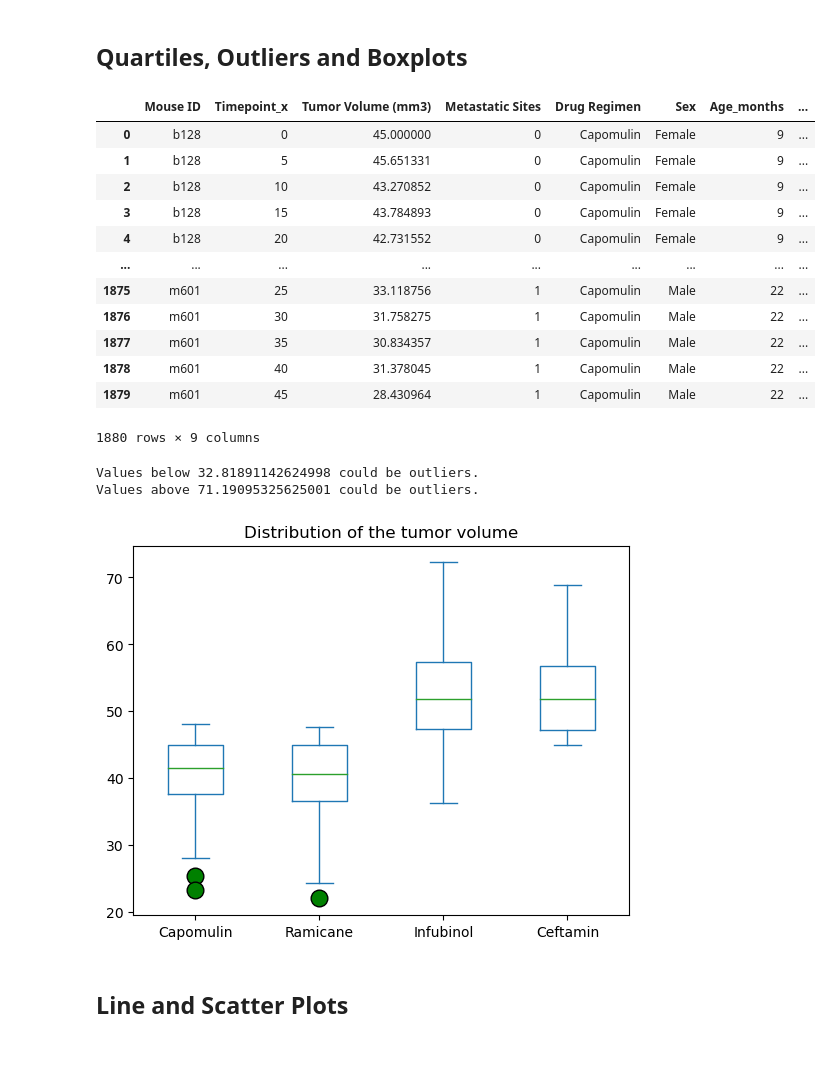
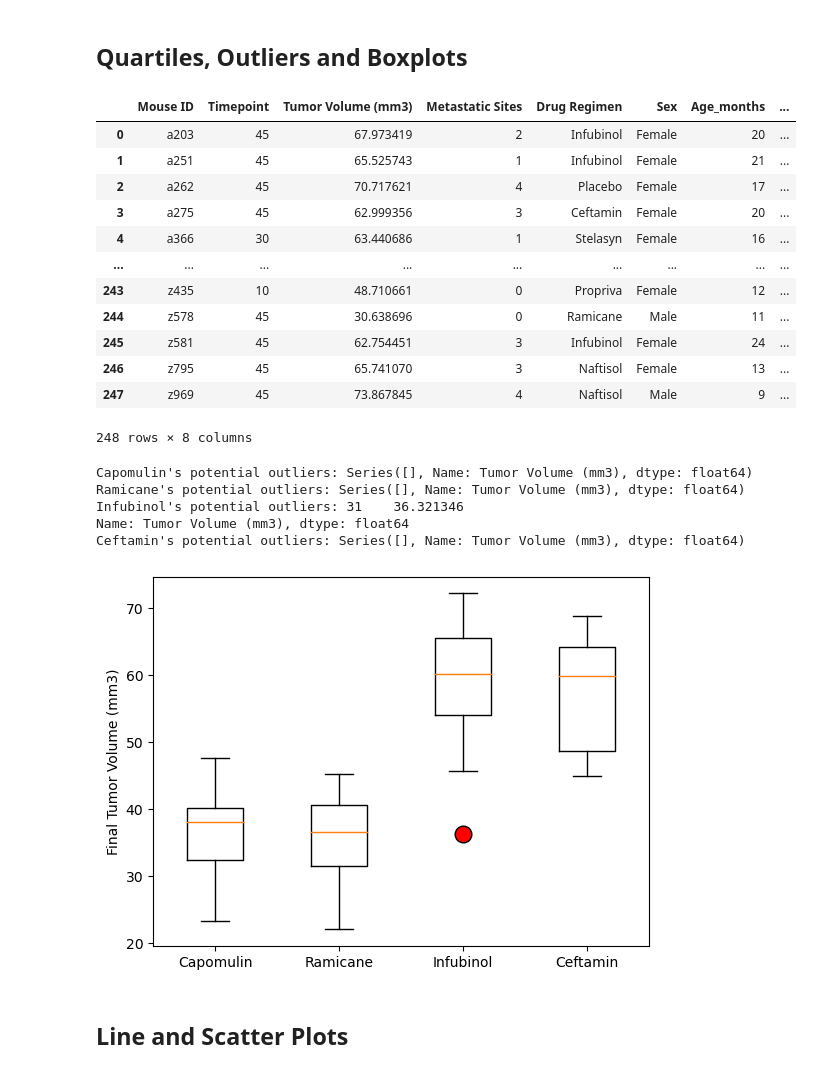
Before and after one commit to Anuja-y/Data_Visualisation, a Jupyter notebook: Pymaceuticals/pymaceuticals_starter.ipynb, the cells around one changed output. Cells and saved outputs as stored; diff of their text form; code cells hidden in the pictures.

```diff
--- a/Pymaceuticals/pymaceuticals_starter.ipynb
+++ b/Pymaceuticals/pymaceuticals_starter.ipynb
@@ -178,24 +178,24 @@ plt.show()
 
 # Start by getting the last (greatest) timepoint for each mouse
 greatest_timepoint = clean_df.groupby(['Mouse ID'])['Timepoint'].max()
-
+greatest_timepoint = greatest_timepoint.reset_index()
 # Merge this group df with the original DataFrame to get the tumor volume at the last timepoint
-merged= pd.merge(clean_df, greatest_timepoint, on='Mouse ID')
+merged = greatest_timepoint.merge(clean_df, on=['Mouse ID', "Timepoint"], how='left')
 merged
 # %% [output]
-|  | Mouse ID | Timepoint_x | Tumor Volume (mm3) | Metastatic Sites | Drug Regimen | Sex | Age_months | ... |
-| 0 | b128 | 0 | 45.000000 | 0 | Capomulin | Female | 9 | ... |
-| 1 | b128 | 5 | 45.651331 | 0 | Capomulin | Female | 9 | ... |
-| 2 | b128 | 10 | 43.270852 | 0 | Capomulin | Female | 9 | ... |
-| 3 | b128 | 15 | 43.784893 | 0 | Capomulin | Female | 9 | ... |
-| 4 | b128 | 20 | 42.731552 | 0 | Capomulin | Female | 9 | ... |
+|  | Mouse ID | Timepoint | Tumor Volume (mm3) | Metastatic Sites | Drug Regimen | Sex | Age_months | ... |
+| 0 | a203 | 45 | 67.973419 | 2 | Infubinol | Female | 20 | ... |
+| 1 | a251 | 45 | 65.525743 | 1 | Infubinol | Female | 21 | ... |
+| 2 | a262 | 45 | 70.717621 | 4 | Placebo | Female | 17 | ... |
+| 3 | a275 | 45 | 62.999356 | 3 | Ceftamin | Female | 20 | ... |
+| 4 | a366 | 30 | 63.440686 | 1 | Stelasyn | Female | 16 | ... |
 | ... | ... | ... | ... | ... | ... | ... | ... | ... |
-| 1875 | m601 | 25 | 33.118756 | 1 | Capomulin | Male | 22 | ... |
-| 1876 | m601 | 30 | 31.758275 | 1 | Capomulin | Male | 22 | ... |
-| 1877 | m601 | 35 | 30.834357 | 1 | Capomulin | Male | 22 | ... |
-| 1878 | m601 | 40 | 31.378045 | 1 | Capomulin | Male | 22 | ... |
-| 1879 | m601 | 45 | 28.430964 | 1 | Capomulin | Male | 22 | ... |
+| 243 | z435 | 10 | 48.710661 | 0 | Propriva | Female | 12 | ... |
+| 244 | z578 | 45 | 30.638696 | 0 | Ramicane | Male | 11 | ... |
+| 245 | z581 | 45 | 62.754451 | 3 | Infubinol | Female | 24 | ... |
+| 246 | z795 | 45 | 65.741070 | 3 | Naftisol | Female | 13 | ... |
+| 247 | z969 | 45 | 73.867845 | 4 | Naftisol | Male | 9 | ... |
-1880 rows × 9 columns
+248 rows × 8 columns
 # %%
 # Put treatments into a list for for loop (and later for plot labels)
 treatments = ['Capomulin', 'Ramicane', 'Infubinol', 'Ceftamin']
@@ -209,51 +209,41 @@ tumour_volume = []
 for treatment in treatments:
 
     # add subset
-        tumour_volume = merged.loc[merged["Drug Regimen"] == treatment, 'Tumor Volume (mm3)']
-    #if merged.loc[merged['Drug Regimen'] == treatment]:
-        #for volume in merged['Tumor Volume (mm3)']:
-     #   tumour_volume.append(merged['Tumor Volume (mm3)'].max())
+    treatment_tumour_volume = merged.loc[merged["Drug Regimen"] == treatment, 'Tumor Volume (mm3)']
 
-tumour_volume
+    tumour_volume.append(treatment_tumour_volume)
 
+    quartiles = treatment_tumour_volume.quantile([.25,.5,.75])
     # Determine outliers using upper and lower bounds
-q1 = tumour_volume.quantile(0.25)
-q3 = tumour_volume.quantile(0.75)
-iqr = q3 - q1
-
-lower_bound = q1-1.5*iqr
-upper_bound = q3+1.5*iqr
-print(f"Values below {lower_bound} could be outliers.")
-print(f"Values above {upper_bound} could be outliers.")
+    lowerq = quartiles[0.25]
+    upperq = quartiles[0.75]
+    iqr = upperq-lowerq
+    lower_bound = lowerq-1.5*iqr
+    upper_bound = upperq+1.5*iqr
+    outliers = treatment_tumour_volume.loc[(treatment_tumour_volume < lower_bound) | (treatment_tumour_volume > upper_bound)]
+    print(f"{treatment}'s potential outliers: {outliers}")
 # %% [output]
-Values below 32.81891142624998 could be outliers.
-Values above 71.19095325625001 could be outliers.
+Capomulin's potential outliers: Series([], Name: Tumor Volume (mm3), dtype: float64)
+Ramicane's potential outliers: Series([], Name: Tumor Volume (mm3), dtype: float64)
+Infubinol's potential outliers: 31    36.321346
+Name: Tumor Volume (mm3), dtype: float64
+Ceftamin's potential outliers: Series([], Name: Tumor Volume (mm3), dtype: float64)
 # %%
 # Generate a box plot that shows the distrubution of the tumor volume for each treatment group.
 
 capomulin = clean_df.loc[clean_df['Drug Regimen'] == 'Capomulin', 'Tumor Volume (mm3)']
 ramicane = clean_df.loc[clean_df['Drug Regimen'] == 'Ramicane', 'Tumor Volume (mm3)']
 infubinol = clean_df.loc[clean_df['Drug Regimen'] == 'Infubinol', 'Tumor Volume (mm3)']
 ceftamin = clean_df.loc[clean_df['Drug Regimen'] == 'Ceftamin', 'Tumor Volume (mm3)']
-#fig1, ax1 = plt.subplots()
-#ax1.set_title('Distribution of the tumor volume for Capomulin')
-#ax1.set_ylabel('Tumor Volume (mm3)')
-#ax1.boxplot(capomulin)
-#plt.show()
-
-#fig2, ax2 = plt.subplots()
-#ax2.set_title('Distribution of the tumor volume for Ramicane')
-#ax2.set_ylabel('Tumor Volume (mm3)')
-#ax2.boxplot(ramicane)
-#plt.show()
 
 data = pd.DataFrame({"Capomulin": capomulin, "Ramicane": ramicane, "Infubinol": infubinol, "Ceftamin": ceftamin})
-flierprops = dict(marker='o', markerfacecolor='green', markersize=12,
-                  linestyle='none')
-ax = data[["Capomulin","Ramicane","Infubinol", "Ceftamin"]].plot(kind='box', title='Distribution of the tumor volume', flierprops=flierprops)
+
+orange_out = dict(markerfacecolor='red',markersize=12)
+plt.boxplot(tumour_volume, labels = treatments,flierprops=orange_out)
+plt.ylabel('Final Tumor Volume (mm3)')
 plt.show()
 # %% [output]
-[figure, old version]
+[figure, new version]
 # %% [markdown]
 ## Line and Scatter Plots
 # %%
```
